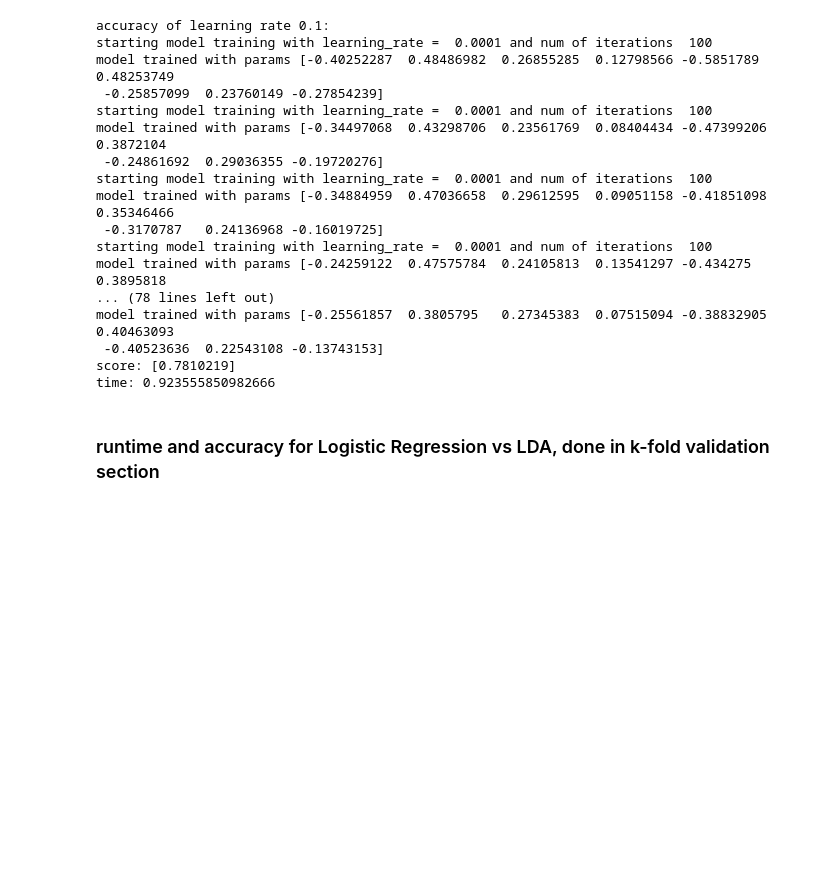
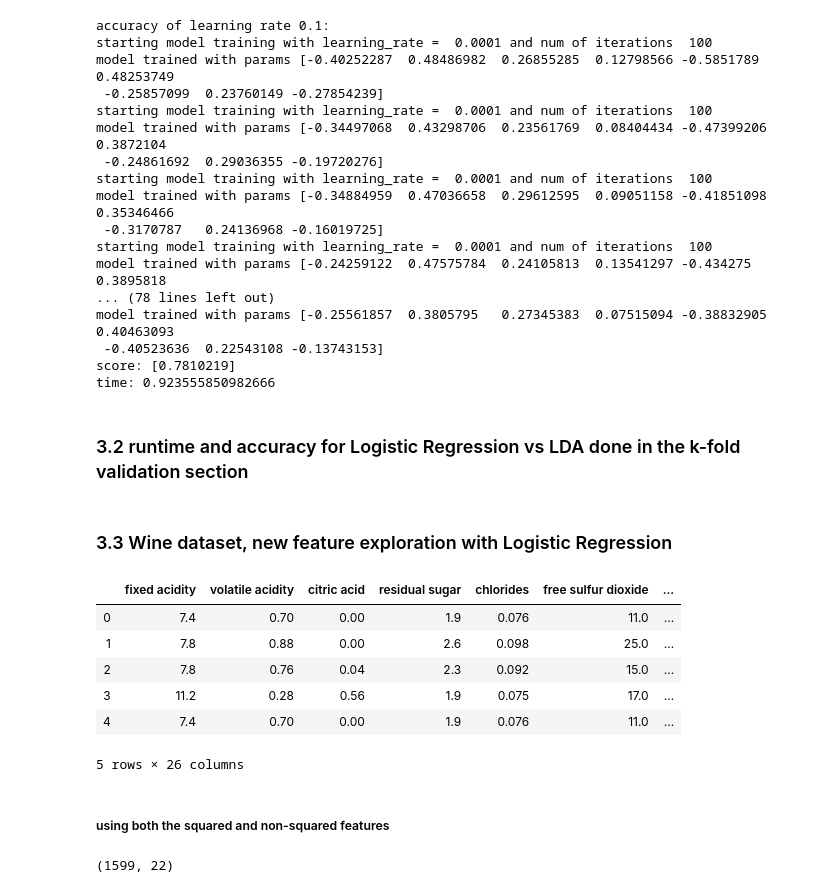
Before and after one commit to eff-kay/aml_classification_models, a Jupyter notebook: mini_project1.ipynb, the cells around one changed output. Drawn from its saved outputs; the diff is of its cells as text; code cells hidden in the pictures; blank space fills up the shorter version.

```diff
--- a/mini_project1.ipynb
+++ b/mini_project1.ipynb
@@ -460,4 +465,27 @@ model trained with params [-0.25561857  0.3805795   0.27345383  0.07515094 -0.38
 score: [0.7810219]
 time: 0.923555850982666
 # %% [markdown]
-### runtime and accuracy for Logistic Regression vs LDA, done in k-fold validation section
+### 3.2 runtime and accuracy for Logistic Regression vs LDA done in the k-fold validation section
+# %% [markdown]
+### 3.3 Wine dataset, new feature exploration with Logistic Regression
+# %%
+wine = pd.read_csv("data/winequality/winequality-red.csv", sep=";")
+wine['classified'] = [1 if x>=6 else 0 for x in wine["quality"] ]
+# %%
+wine_squared = wine.copy(True)
+# %%
+for column in wine_squared.columns:
+    if column != 'quality' or column != 'classified':
+        wine_squared[column+' 2'] = wine_squared[column]**2
+# %%
+wine_squared.head()
+# %% [output]
+|  | fixed acidity | volatile acidity | citric acid | residual sugar | chlorides | free sulfur dioxide | ... |
+| 0 | 7.4 | 0.70 | 0.00 | 1.9 | 0.076 | 11.0 | ... |
+| 1 | 7.8 | 0.88 | 0.00 | 2.6 | 0.098 | 25.0 | ... |
+| 2 | 7.8 | 0.76 | 0.04 | 2.3 | 0.092 | 15.0 | ... |
+| 3 | 11.2 | 0.28 | 0.56 | 1.9 | 0.075 | 17.0 | ... |
+| 4 | 7.4 | 0.70 | 0.00 | 1.9 | 0.076 | 11.0 | ... |
+5 rows × 26 columns
+# %% [markdown]
+##### using both the squared and non-squared features
@@ -463,0 +499,4 @@ time: 0.923555850982666
+# %%
+wine_X.shape
+# %% [output]
+(1599, 22)
```
Also changed, not shown: parts of 27 cells of this notebook, 4 other files.
